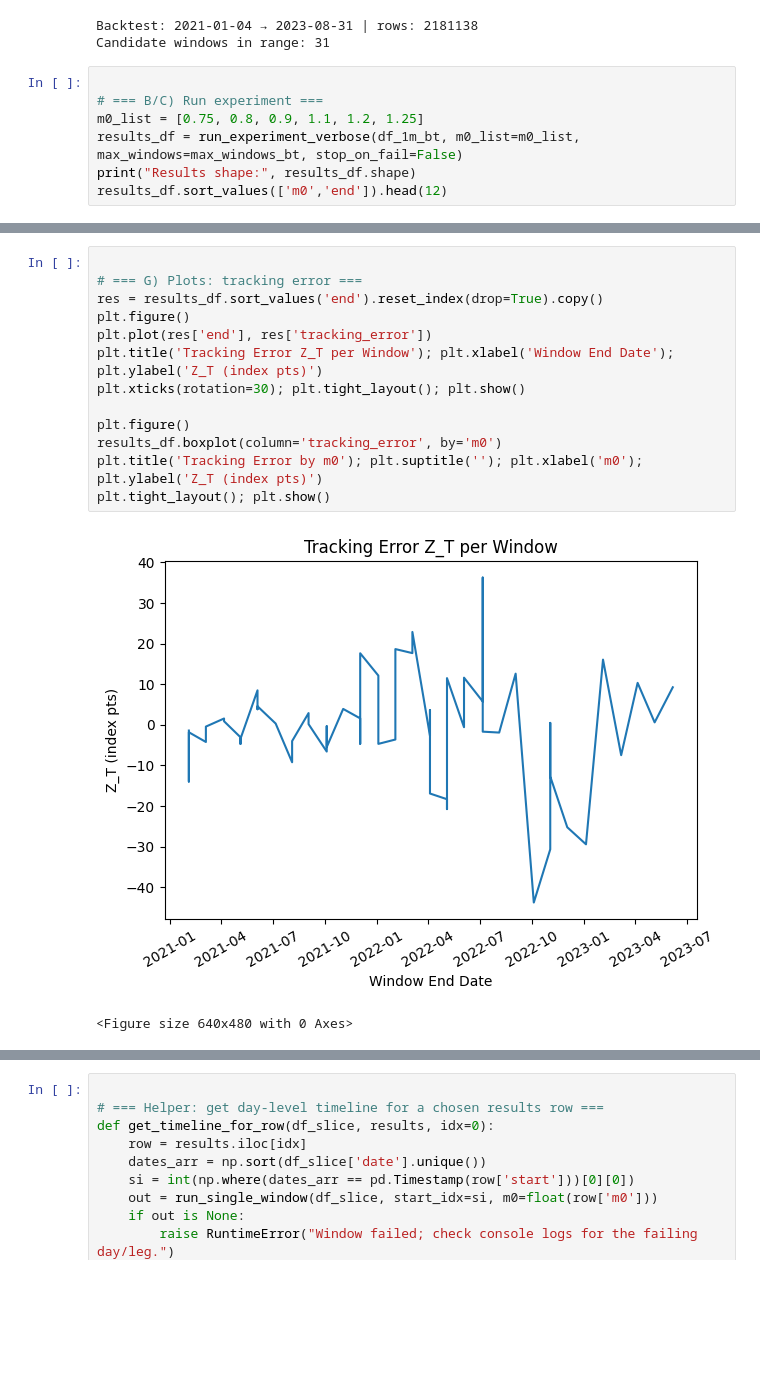
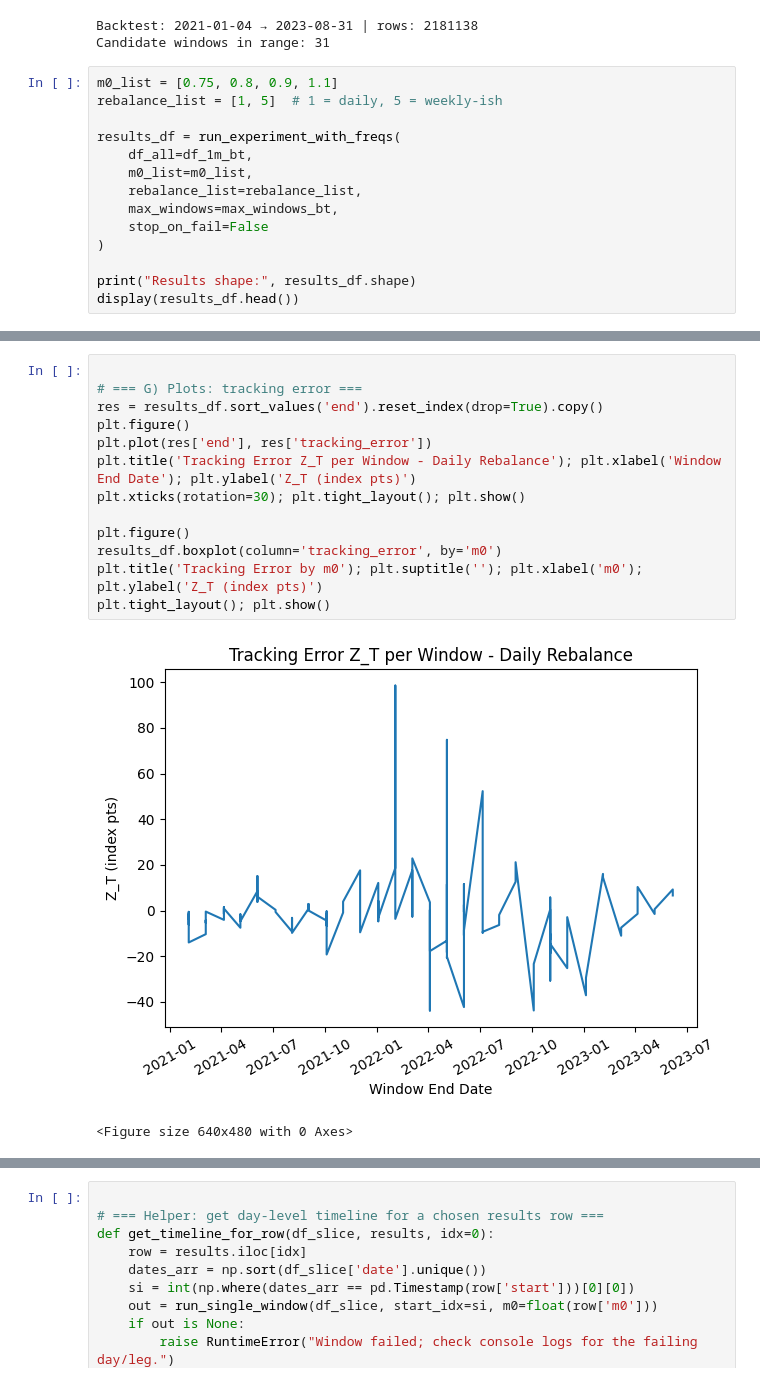
Before and after one commit to Bulbasaurabh/VolGAN-replica, a Jupyter notebook: notebooks/delta_vega_hedging_workflow_OM_underlying.ipynb, the cells around one changed output, grey strips where cells are left out. Cells and saved outputs as stored; diff of their text form; blank space fills up the shorter version.

Commit message:
Delta-vega: update with weekly rebalance

```diff
--- a/notebooks/delta_vega_hedging_workflow_OM_underlying.ipynb
+++ b/notebooks/delta_vega_hedging_workflow_OM_underlying.ipynb
@@ -396,10 +540,17 @@ print("Candidate windows in range:", max_windows_bt)
 Backtest: 2021-01-04 → 2023-08-31 | rows: 2181138
 Candidate windows in range: 31
 # %%
+m0_list = [0.75, 0.8, 0.9, 1.1]
+rebalance_list = [1, 5]  # 1 = daily, 5 = weekly-ish
 
-# === B/C) Run experiment ===
-m0_list = [0.75, 0.8, 0.9, 1.1, 1.2, 1.25]
-results_df = run_experiment_verbose(df_1m_bt, m0_list=m0_list, max_windows=max_windows_bt, stop_on_fail=False)
+results_df = run_experiment_with_freqs(
+    df_all=df_1m_bt,
+    m0_list=m0_list,
+    rebalance_list=rebalance_list,
+    max_windows=max_windows_bt,
+    stop_on_fail=False
+)
+
 print("Results shape:", results_df.shape)
-results_df.sort_values(['m0','end']).head(12)
+display(results_df.head())
 # %% [output]
@@ -472,16 +682,16 @@ plt.xlabel('Window End Date'); plt.ylabel('Cumulative PnL (index pts)'); plt.leg
 # %%
 
 # === G) Plots: tracking error ===
 res = results_df.sort_values('end').reset_index(drop=True).copy()
 plt.figure()
 plt.plot(res['end'], res['tracking_error'])
-plt.title('Tracking Error Z_T per Window'); plt.xlabel('Window End Date'); plt.ylabel('Z_T (index pts)')
+plt.title('Tracking Error Z_T per Window - Daily Rebalance'); plt.xlabel('Window End Date'); plt.ylabel('Z_T (index pts)')
 plt.xticks(rotation=30); plt.tight_layout(); plt.show()
 
 plt.figure()
 results_df.boxplot(column='tracking_error', by='m0')
 plt.title('Tracking Error by m0'); plt.suptitle(''); plt.xlabel('m0'); plt.ylabel('Z_T (index pts)')
 plt.tight_layout(); plt.show()
 # %% [output]
-[figure, old version]
+[figure, new version]
 <Figure size 640x480 with 0 Axes>
```
Also changed, not shown: parts of 12 cells of this notebook.
